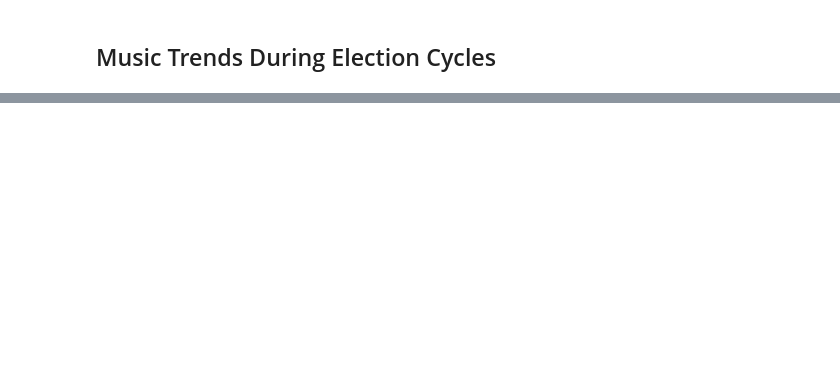
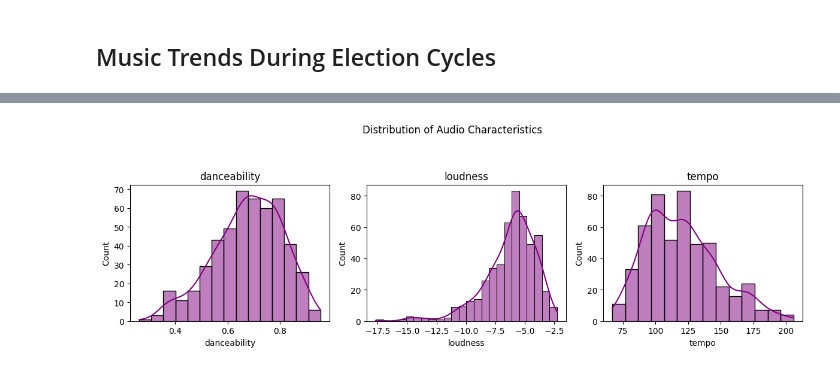
Before and after one commit to CSIS-NLU/Open-Science-101, a Jupyter notebook: Group-Projects/Music Trends During Election Cycles - Spotify/notebooks/SongPopularity_ElectionYears.ipynb, the cells around one changed output, grey strips where cells are left out. Drawn from its saved outputs; the diff is of its cells as text; code cells hidden in the pictures; blank space fills up the shorter version.

```diff
--- a/Group-Projects/Music Trends During Election Cycles - Spotify/notebooks/SongPopularity_ElectionYears.ipynb
+++ b/Group-Projects/Music Trends During Election Cycles - Spotify/notebooks/SongPopularity_ElectionYears.ipynb
@@ -40,5 +42,3 @@ df3.dropna(subset=['snapshot_date'], inplace=True)
 # %%
 # Fill or drop missing values as appropriate
-df1.fillna(0, inplace=True)
-df2.fillna(0, inplace=True)
-df3.fillna(0, inplace=True)
+df.fillna(0, inplace=True)
@@ -83,0 +82,28 @@ spotify_id
+# %%
+# Explode the genre list into separate rows
+df_genres = filtered_df.explode('genre')
+
+# Count the occurrences of each genre by year
+genre_counts_by_year = df_genres.groupby(['year', 'genre']).size().reset_index(name='count')
+
+# Get the top 5 genres for each year
+top_5_genres_by_year = genre_counts_by_year.groupby('year', group_keys=False).apply(lambda x: x.nlargest(5, 'count')).reset_index(drop=True)
+
+# Extract unique years
+years = top_5_genres_by_year['year'].unique()
+num_years = len(years)
+num_cols = 2  # Number of columns in the subplot grid
+num_rows = (num_years + num_cols - 1) // num_cols  # Calculate rows needed
+
+plt.figure(figsize=(14, 5 * num_rows))
+
+for i, year in enumerate(years):
+    plt.subplot(num_rows, num_cols, i+1)
+    data_year = top_5_genres_by_year[top_5_genres_by_year['year'] == year]
+    sns.barplot(y='genre', x='count', data=data_year, palette='viridis')
+    plt.title(f'Top 5 Genres in {year}')
+    plt.xlabel('Count')
+    plt.ylabel('Genre')
+    plt.tight_layout()
+
+plt.show()
@@ -83,0 +131,14 @@ spotify_id
+# %%
+characteristics = ['danceability', 'loudness', 'tempo']
+
+# Create histograms for all characteristics in subplots
+plt.figure(figsize=(12, 6))
+for i, col in enumerate(characteristics):
+    plt.subplot(2, 3, i+1)
+    sns.histplot(filtered_df[col], kde=True, color='purple')
+    plt.title(col)
+plt.suptitle('Distribution of Audio Characteristics', y=1.05)  # Adding the overall title
+plt.tight_layout()
+plt.show()
+# %% [output]
+[figure, added]
```
Also changed, not shown: parts of 23 cells of this notebook, 1 other file.
